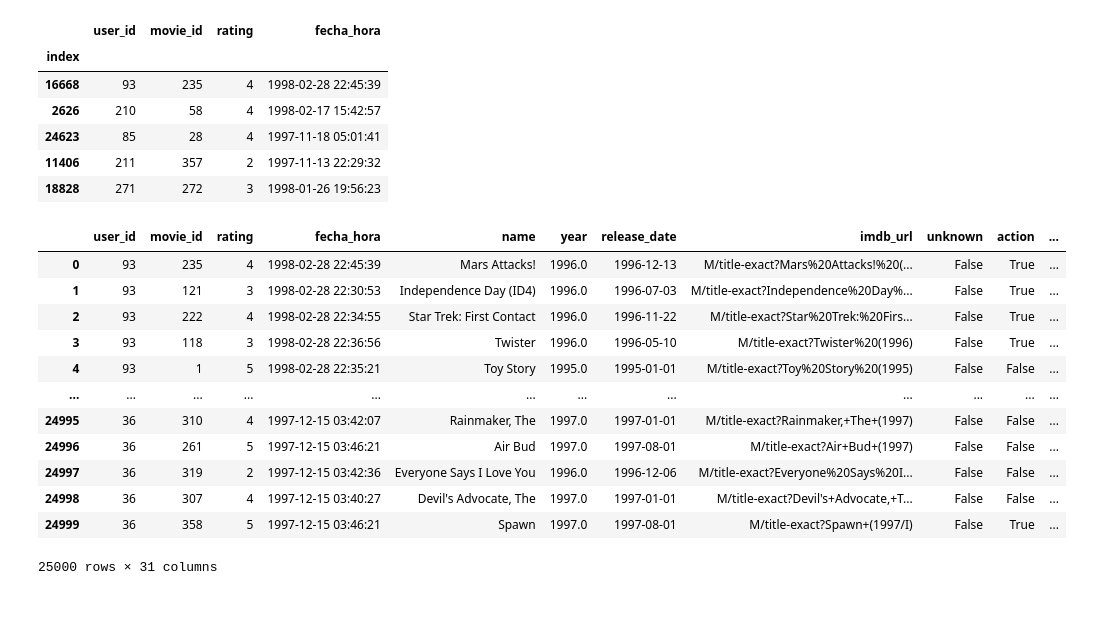
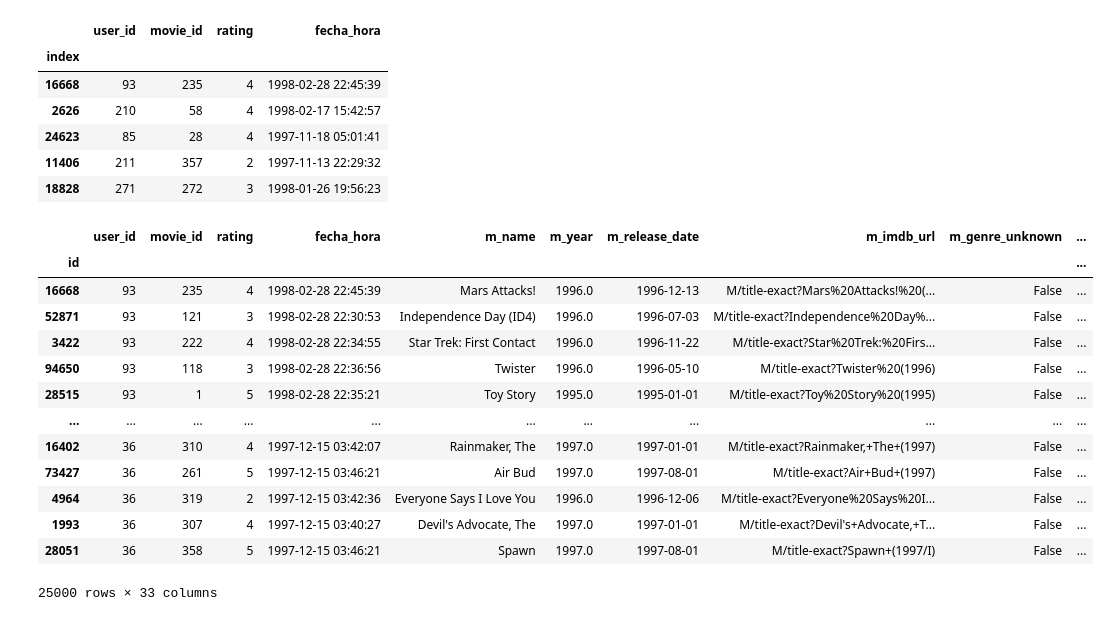
Before and after one commit to trOOnies/itba_mlops, a Jupyter notebook: procesamiento/preproc.ipynb, the cells around one changed output. Cells and saved outputs as stored; diff of their text form; code cells hidden in the pictures.

```diff
--- a/eda/preproc.ipynb
+++ b/procesamiento/preproc.ipynb
@@ -265,22 +252,50 @@ scores.head()
 | 24623 | 85 | 28 | 4 | 1997-11-18 05:01:41 |
 | 11406 | 211 | 357 | 2 | 1997-11-13 22:29:32 |
 | 18828 | 271 | 272 | 3 | 1998-01-26 19:56:23 |
-# %%
-df = scores.merge(peliculas.reset_index(), how="inner", left_on="movie_id", right_on="id")
-df = df.merge(personas.reset_index(), how="inner", left_on="user_id", right_on="id")
-df = df.drop(["id_x", "id_y"], axis=1)
-df
-# %% [output]
-|  | user_id | movie_id | rating | fecha_hora | name | year | release_date | imdb_url | unknown | action | ... |
-| 0 | 93 | 235 | 4 | 1998-02-28 22:45:39 | Mars Attacks! | 1996.0 | 1996-12-13 | M/title-exact?Mars%20Attacks!%20(... | False | True | ... |
-| 1 | 93 | 121 | 3 | 1998-02-28 22:30:53 | Independence Day (ID4) | 1996.0 | 1996-07-03 | M/title-exact?Independence%20Day%... | False | True | ... |
-| 2 | 93 | 222 | 4 | 1998-02-28 22:34:55 | Star Trek: First Contact | 1996.0 | 1996-11-22 | M/title-exact?Star%20Trek:%20Firs... | False | True | ... |
-| 3 | 93 | 118 | 3 | 1998-02-28 22:36:56 | Twister | 1996.0 | 1996-05-10 | M/title-exact?Twister%20(1996) | False | True | ... |
-| 4 | 93 | 1 | 5 | 1998-02-28 22:35:21 | Toy Story | 1995.0 | 1995-01-01 | M/title-exact?Toy%20Story%20(1995) | False | False | ... |
-| ... | ... | ... | ... | ... | ... | ... | ... | ... | ... | ... | ... |
-| 24995 | 36 | 310 | 4 | 1997-12-15 03:42:07 | Rainmaker, The | 1997.0 | 1997-01-01 | M/title-exact?Rainmaker,+The+(1997) | False | False | ... |
-| 24996 | 36 | 261 | 5 | 1997-12-15 03:46:21 | Air Bud | 1997.0 | 1997-08-01 | M/title-exact?Air+Bud+(1997) | False | False | ... |
-| 24997 | 36 | 319 | 2 | 1997-12-15 03:42:36 | Everyone Says I Love You | 1996.0 | 1996-12-06 | M/title-exact?Everyone%20Says%20I... | False | False | ... |
-| 24998 | 36 | 307 | 4 | 1997-12-15 03:40:27 | Devil's Advocate, The | 1997.0 | 1997-01-01 | M/title-exact?Devil's+Advocate,+T... | False | False | ... |
-| 24999 | 36 | 358 | 5 | 1997-12-15 03:46:21 | Spawn | 1997.0 | 1997-08-01 | M/title-exact?Spawn+(1997/I) | False | True | ... |
-25000 rows × 31 columns
+# %%
+df = scores.copy()
+df = df.reset_index(drop=False)
+
+df = df.merge(peliculas.reset_index(), how="inner", left_on="movie_id", right_on="id")
+df = df.merge(personas.reset_index(), how="inner", left_on="user_id", right_on="id")
+
+df = df.drop(["id_x", "id_y"], axis=1)
+df = df.rename({"index": "id"}, axis=1).set_index("id", drop=True, verify_integrity=True)
+df = df.rename(
+    {
+        "name": "m_name", "imdb_url": "m_imdb_url",
+        "year": "m_year", "release_date": "m_release_date"
+    },
+    axis=1
+)
+df = df.rename(
+    {
+        "year_birth": "u_year_birth", "Full Name": "u_full_name",
+        "zip_code": "u_zip_code", "is_female": "u_is_female"
+    },
+    axis=1
+)
+
+df = df.rename({c: f"m_genre_{c}" for c in GENRE_COLS}, axis=1)
+
+df["fecha_hora"] = pd.to_datetime(df.fecha_hora)
+df["u_age"] = df.fecha_hora - df.u_year_birth.map(lambda v: pd.Timestamp(f"{v}-01-01"))
+df["u_age"] = (df.u_age.dt.days / 365.25).round(0).astype(int)
+df["year_diff"] = df.m_year - df.u_year_birth
+
+df
+# %% [output]
+|  | user_id | movie_id | rating | fecha_hora | m_name | m_year | m_release_date | m_imdb_url | m_genre_unknown | ... |
+| id |  |  |  |  |  |  |  |  |  | ... |
+| 16668 | 93 | 235 | 4 | 1998-02-28 22:45:39 | Mars Attacks! | 1996.0 | 1996-12-13 | M/title-exact?Mars%20Attacks!%20(... | False | ... |
+| 52871 | 93 | 121 | 3 | 1998-02-28 22:30:53 | Independence Day (ID4) | 1996.0 | 1996-07-03 | M/title-exact?Independence%20Day%... | False | ... |
+| 3422 | 93 | 222 | 4 | 1998-02-28 22:34:55 | Star Trek: First Contact | 1996.0 | 1996-11-22 | M/title-exact?Star%20Trek:%20Firs... | False | ... |
+| 94650 | 93 | 118 | 3 | 1998-02-28 22:36:56 | Twister | 1996.0 | 1996-05-10 | M/title-exact?Twister%20(1996) | False | ... |
+| 28515 | 93 | 1 | 5 | 1998-02-28 22:35:21 | Toy Story | 1995.0 | 1995-01-01 | M/title-exact?Toy%20Story%20(1995) | False | ... |
+| ... | ... | ... | ... | ... | ... | ... | ... | ... | ... | ... |
+| 16402 | 36 | 310 | 4 | 1997-12-15 03:42:07 | Rainmaker, The | 1997.0 | 1997-01-01 | M/title-exact?Rainmaker,+The+(1997) | False | ... |
+| 73427 | 36 | 261 | 5 | 1997-12-15 03:46:21 | Air Bud | 1997.0 | 1997-08-01 | M/title-exact?Air+Bud+(1997) | False | ... |
+| 4964 | 36 | 319 | 2 | 1997-12-15 03:42:36 | Everyone Says I Love You | 1996.0 | 1996-12-06 | M/title-exact?Everyone%20Says%20I... | False | ... |
+| 1993 | 36 | 307 | 4 | 1997-12-15 03:40:27 | Devil's Advocate, The | 1997.0 | 1997-01-01 | M/title-exact?Devil's+Advocate,+T... | False | ... |
+| 28051 | 36 | 358 | 5 | 1997-12-15 03:46:21 | Spawn | 1997.0 | 1997-08-01 | M/title-exact?Spawn+(1997/I) | False | ... |
+25000 rows × 33 columns
```
Also changed, not shown: parts of 6 cells of this notebook, 1 other file.
